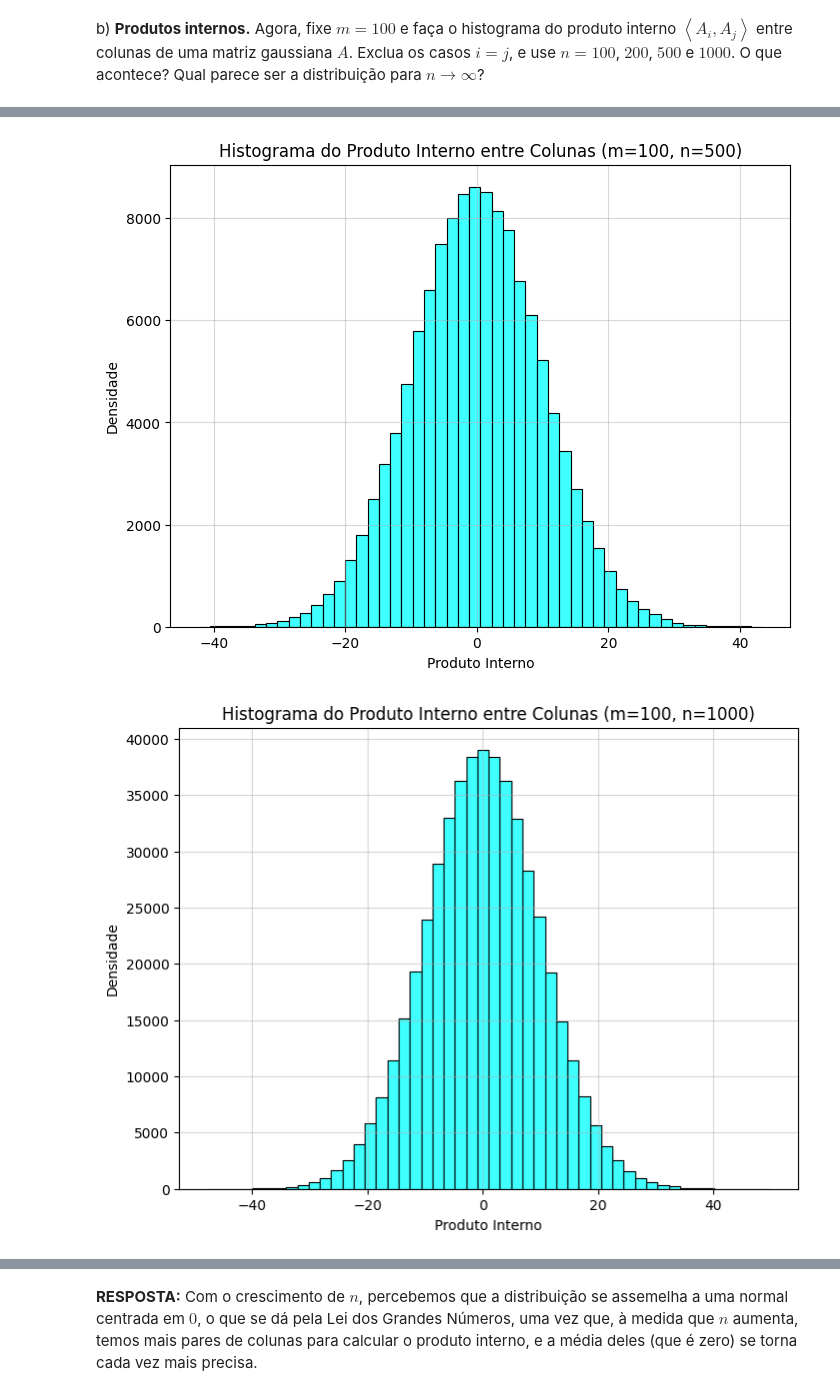
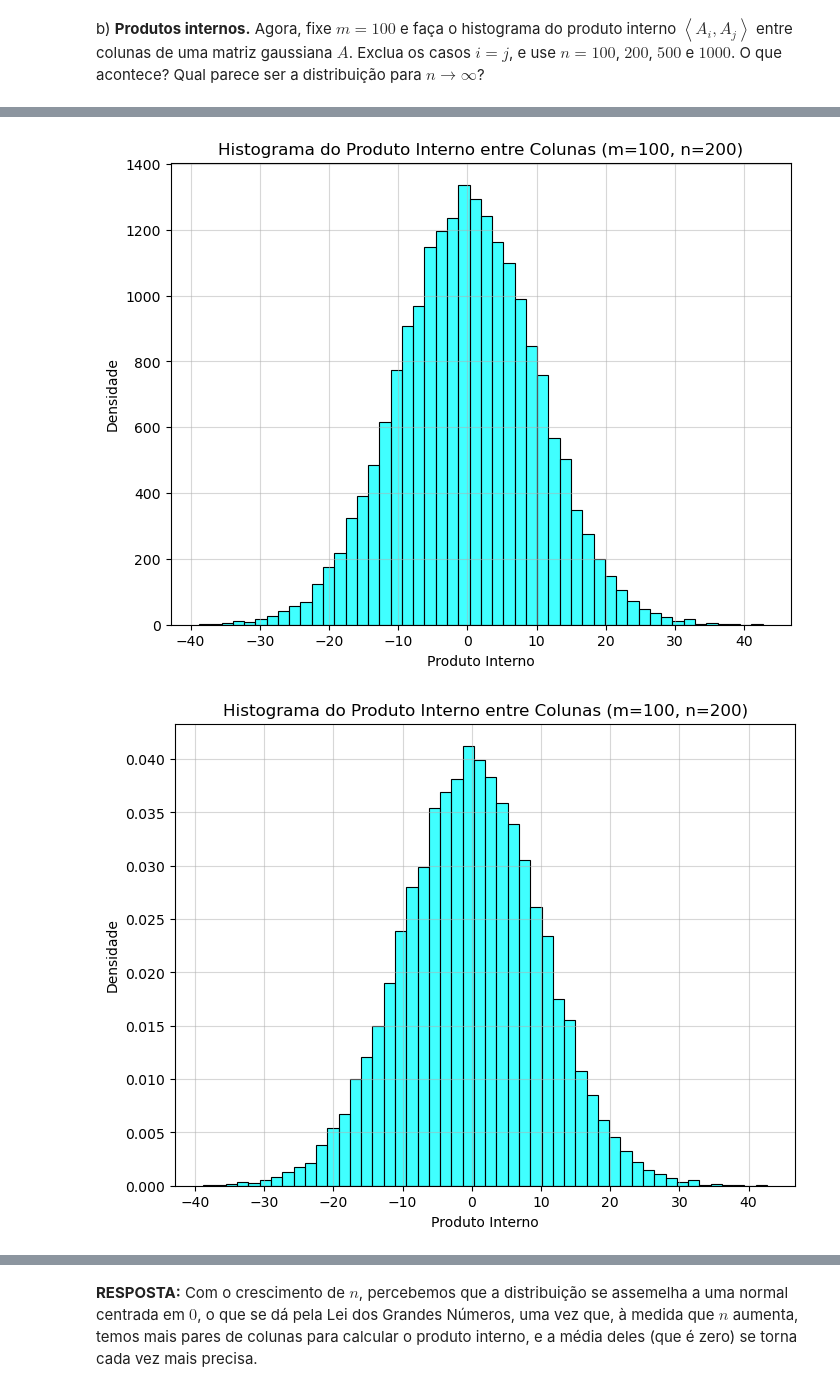
Before and after one commit to viniciodeusdara/FGV-ALN-Projeto-4, a Jupyter notebook: main.ipynb, the cells around one changed output, grey strips where cells are left out. Saved outputs shown, nothing was run; the diff lists cells and outputs as text; code cells hidden in the pictures.

```diff
--- a/main.ipynb
+++ b/main.ipynb
@@ -106,15 +106,17 @@ def plot_inner_product_histogram(m=100, n_values=[100, 200, 500, 1000]):
         # Gerar matriz gaussiana A (m x n)
         A = np.random.randn(m, n)
 
-        inner_products = []
-        # Calcular o produto interno entre colunas distintas (i != j)
-        for i in range(n):
-            for j in range(i + 1, n):
-                inner_product = np.dot(A[:, i], A[:, j])
-                inner_products.append(inner_product)
+        # Calcular todos os produtos internos entre as colunas usando multiplicação de matrizes
+        inner_products_matrix = A.T @ A # Este produto resulta em uma matriz C onde C_ij = dot(A[:,i], A[:,j])
+
+        # Obtém os índices da parte superior triangular da matriz
+        upper_triangle_indices = np.triu_indices(n, k=1)
+
+        # Seleciona apenas os produtos internos correspondentes à parte superior triangular da matriz
+        inner_products = inner_products_matrix[upper_triangle_indices]
 
         plt.figure(figsize=(8, 6))
-        sns.histplot(inner_products, bins=50, color='aqua')
+        sns.histplot(inner_products, bins=50, color='aqua', stat='density') # Usar stat=\'density\' para normalizar
         plt.title(f'Histograma do Produto Interno entre Colunas (m={m}, n={n})')
         plt.xlabel('Produto Interno')
         plt.ylabel('Densidade')
@@ -122,5 +124,6 @@ def plot_inner_product_histogram(m=100, n_values=[100, 200, 500, 1000]):
         plt.show()
 
 
+
 plot_inner_product_histogram()
 # %% [output]
@@ -129,2 +132,2 @@ plot_inner_product_histogram()
-[figure, old version]
+[figure, new version]
-[figure, old version]
+[figure, new version]
```
Also changed, not shown: parts of 1 cell of this notebook.
